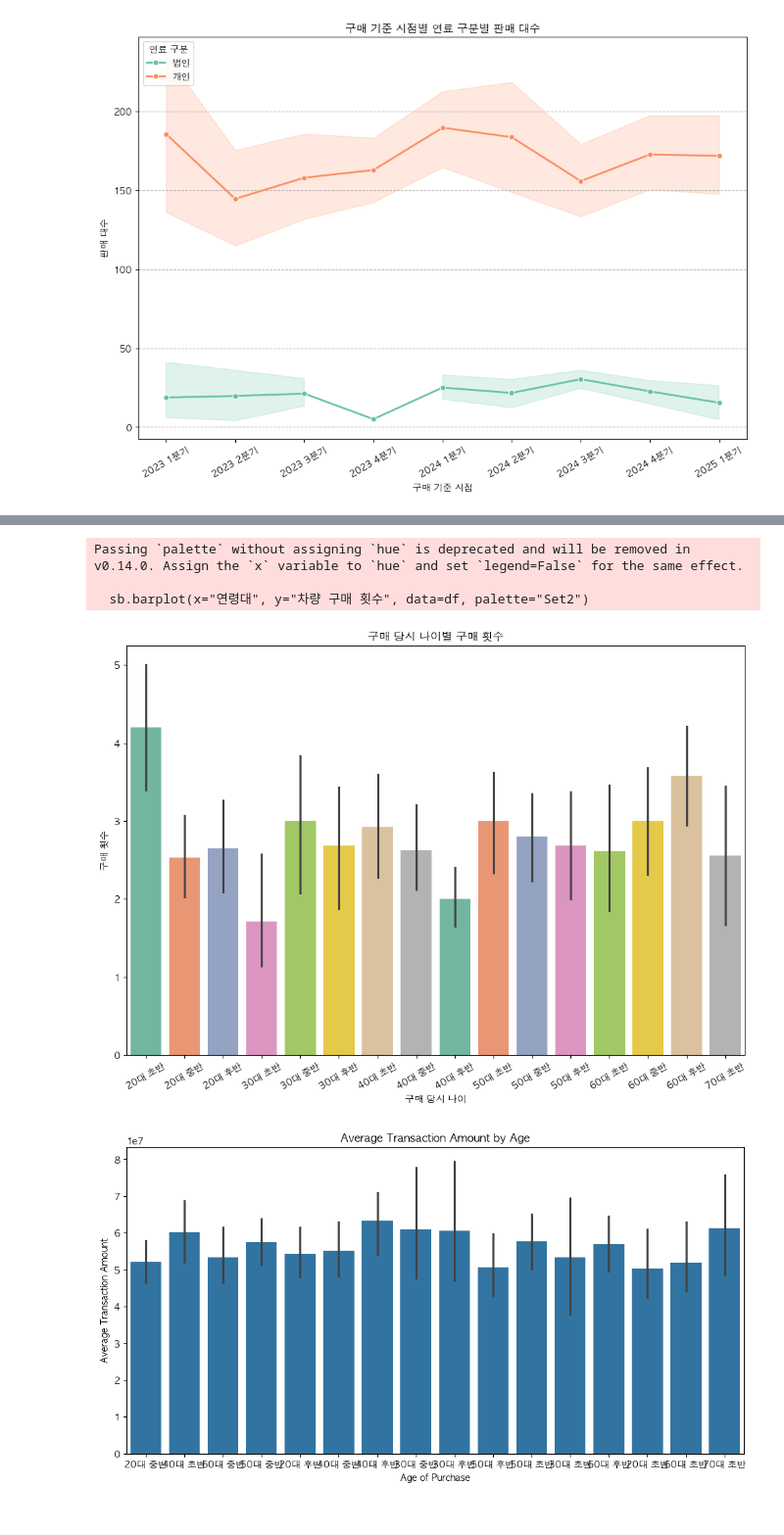
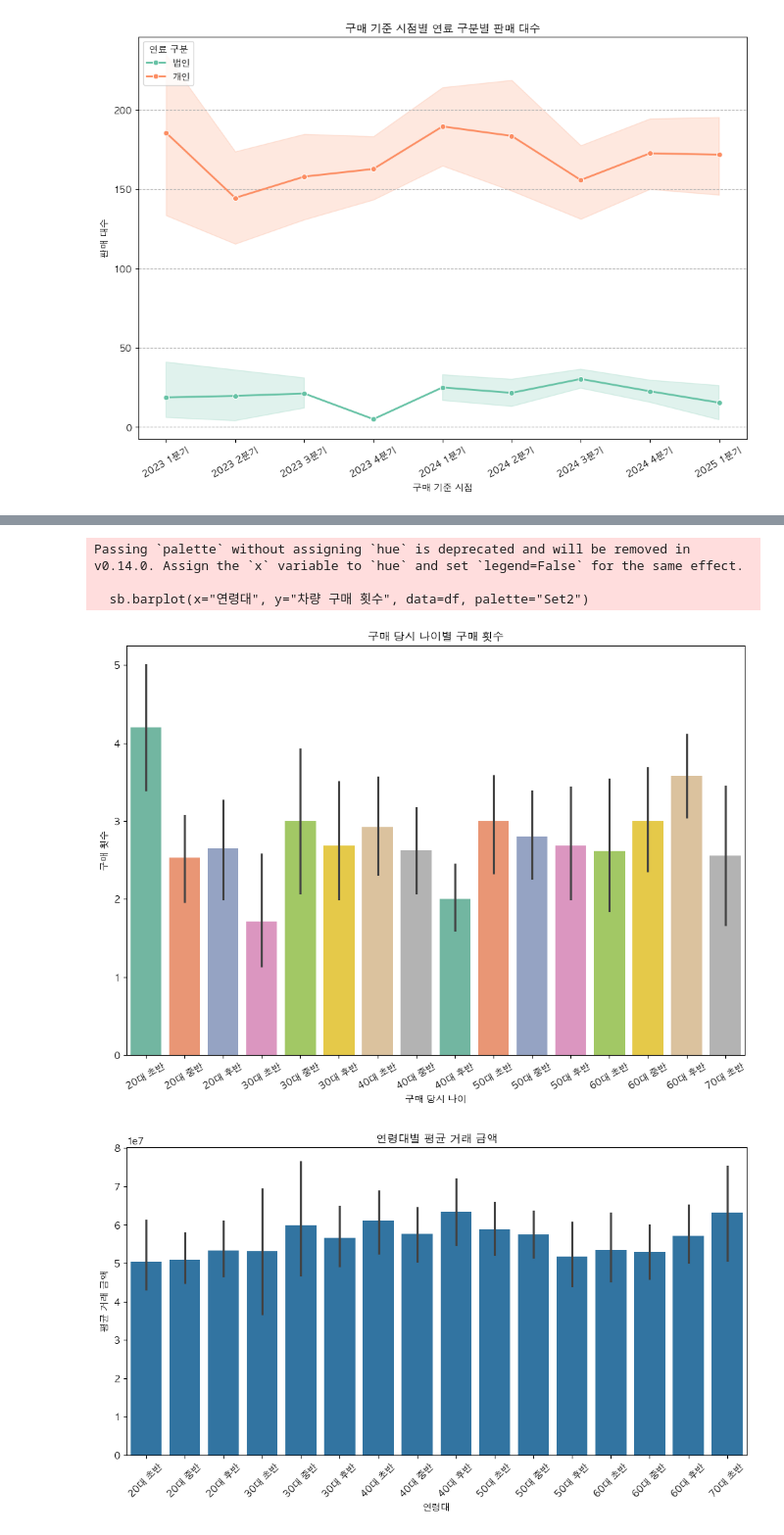
Before and after one commit to codekookiz/mini-project-1, a Jupyter notebook: data_analysis/분석.ipynb, the cells around one changed output, grey strips where cells are left out. Shown at 98% size. Cells and saved outputs as stored; diff of their text form; code cells hidden in the pictures.

```diff
--- a/data_analysis/분석.ipynb
+++ b/data_analysis/분석.ipynb
@@ -156,10 +406,5 @@ df
 291 rows × 35 columns
 # %%
-age_order = ["20대 초반", "20대 중반", "20대 후반", "30대 초반", "30대 중반", "30대 후반", "40대 초반", "40대 중반", "40대 후반",
-             "50대 초반", "50대 중반", "50대 후반", "60대 초반", "60대 중반", "60대 후반", "70대 초반"]
-
-df["연령대"] = pd.Categorical(df["연령대"], categories=age_order, ordered=True)
-
 # 구매 당시 나이별 구매 횟수를 시각화하기
 # 바 플롯으로
 plt.figure(figsize=(12, 8))
@@ -173,7 +418,7 @@ plt.show()
 Passing `palette` without assigning `hue` is deprecated and will be removed in v0.14.0. Assign the `x` variable to `hue` and set `legend=False` for the same effect.
 
   sb.barplot(x="연령대", y="차량 구매 횟수", data=df, palette="Set2")
-[figure, old version]
+[figure, new version]
 # %%
 # 잠재적인 고객층 분석 : 약 15년 주기로 차량을 교체하는 양상
 
@@ -183,16 +428,15 @@ Passing `palette` without assigning `hue` is deprecated and will be removed in v
 # 60대 후반에 구매 횟수 대폭 상승
     # 회장님 나이대의 차량 구매라고 볼 수 있음
 # %%
-# 구매 당시 나이별 구매 금액을 시각화하기
-# 바 플롯으로, 평균 구매 금액
 plt.figure(figsize=(12, 6))
 sb.barplot(data=df, x="연령대", y="최근 거래 금액")
-plt.xlabel("Age of Purchase")
-plt.ylabel("Average Transaction Amount")
-plt.title("Average Transaction Amount by Age")
+plt.xlabel("연령대")
+plt.ylabel("평균 거래 금액")
+plt.title("연령대별 평균 거래 금액")
+plt.xticks(rotation=45)
 plt.show()
 # %% [output]
-[figure, old version]
+[figure, new version]
 # %%
 # 30대 중반에 구매 금액이 가장 높음
 # %%
```
Also changed, not shown: parts of 17 cells of this notebook, 14 other files.
